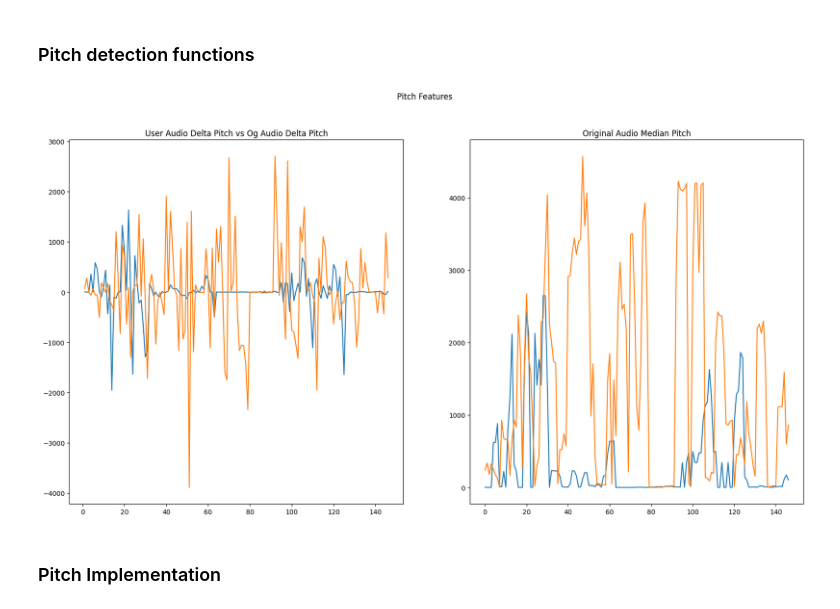
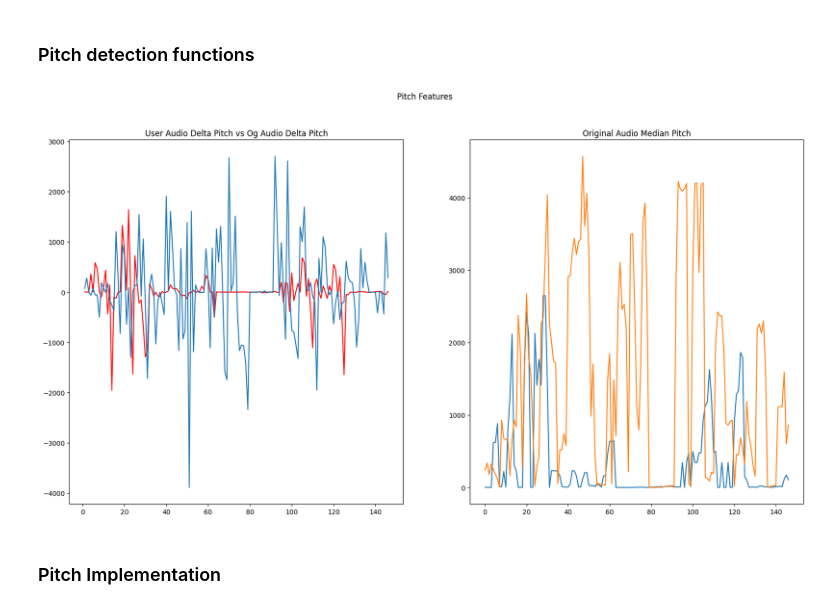
Before and after one commit to bhaskarmulik/Song-Evaulation-System, a Jupyter notebook: notebooks/scoring_sys.ipynb, the cells around one changed output. Cells and saved outputs as stored; diff of their text form; code cells hidden in the pictures.

```diff
--- a/notebooks/scoring_sys.ipynb
+++ b/notebooks/scoring_sys.ipynb
@@ -125,35 +125,35 @@ def pitch_features(frames, sr):
         l2n.append(l2_norm(pitch_vector))
         medsubp = med_sub_p(pitch_vector)
         pmed.append(l2_norm(medsubp))
     l2n = pd.Series(l2n)
     pitch_der = l2n.diff()
     return np.array(pitch_der), np.array(pmed)
 
 # def pitch_new(audio, sr):
 #     pitches, magnitudes = librosa.core.piptrack(y=audio, sr=sr)
 #     # get indexes of the maximum value in each time slice
 #     max_indexes = np.argmax(magnitudes, axis=0)
 #     # get the pitches of the max indexes per time slice
 #     pitches = pitches[max_indexes, range(magnitudes.shape[1])]
 #     l2norm = l2_norm(pitches)
 #     return l2norm
 
 user_delta_p, user_pmed = pitch_features(user_frames, sr1)
 og_delta_p, og_pmed = pitch_features(og_frames, sr2)
 
 #Plotting the pitch features
 figure, ax = plt.subplots(1,2, figsize=(20,10))
 figure.suptitle('Pitch Features')
-ax[0].plot(user_delta_p)
+ax[0].plot(user_delta_p, color='red')
 ax[0].set_title('User Audio Delta Pitch vs Og Audio Delta Pitch')
 ax[0].plot(og_delta_p)
 ax[1].plot(user_pmed)
 ax[1].set_title('User Audio Median Pitch vs Og Audio Median Pitch')
 ax[1].plot(og_pmed)
 ax[1].set_title('Original Audio Median Pitch')
 plt.show()
 # %% [output]
-[figure, old version]
+[figure, new version]
 # %% [markdown]
 ### Pitch Implementation
 # %%
```
Also changed, not shown: parts of 1 cell of this notebook.
